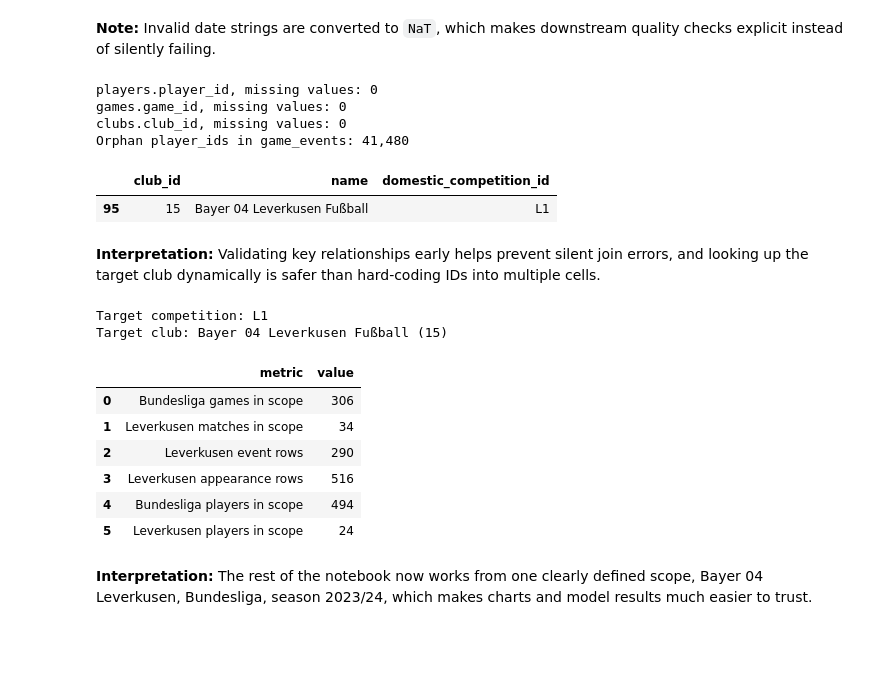
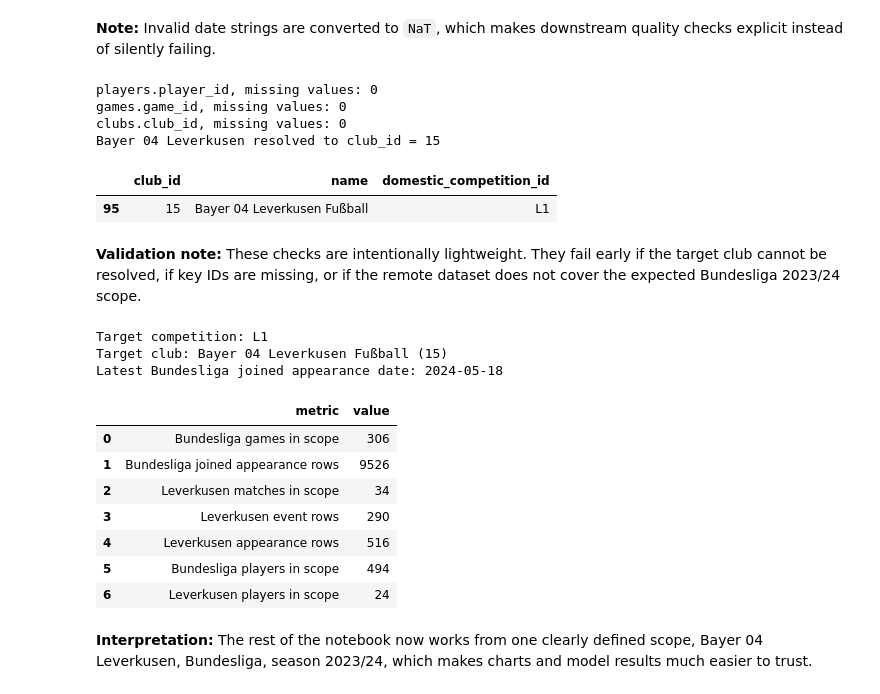
Before and after one commit to itzmore-mph/bundesliga-performance-analysis, a Jupyter notebook: notebooks/bundesliga_performance_analysis.ipynb, the cells around one changed output. Drawn from its saved outputs; the diff is of its cells as text; code cells hidden in the pictures; blank space fills up the shorter version.

```diff
--- a/notebooks/bundesliga_performance_analysis.ipynb
+++ b/notebooks/bundesliga_performance_analysis.ipynb
@@ -178,26 +185,31 @@ for table_name, key in required_keys.items():
     missing = tables[table_name][key].isna().sum()
     print(f"{table_name}.{key}, missing values: {missing}")
 
-orphan_player_ids = set(game_events["player_id"].dropna()) - set(players["player_id"].dropna())
-print(f"Orphan player_ids in game_events: {len(orphan_player_ids):,}")
+club_lookup = clubs.loc[
+    clubs["name"].str.contains("leverkusen", case=False, na=False),
+    ["club_id", "name", "domestic_competition_id"],
+].copy()
 
-club_lookup = clubs.loc[clubs["name"].str.contains("leverkusen", case=False, na=False), ["club_id", "name", "domestic_competition_id"]]
+if club_lookup.empty:
+    raise ValueError(f"Club not found: {TARGET_CLUB_NAME}")
+
+TARGET_CLUB_ID = int(
+    clubs.loc[clubs["name"] == TARGET_CLUB_NAME, "club_id"].iloc[0]
+)
+
+print(f"{DISPLAY_CLUB_NAME} resolved to club_id = {TARGET_CLUB_ID}")
 club_lookup
 # %% [output]
 players.player_id, missing values: 0
 games.game_id, missing values: 0
 clubs.club_id, missing values: 0
-Orphan player_ids in game_events: 41,480
+Bayer 04 Leverkusen resolved to club_id = 15
 |  | club_id | name | domestic_competition_id |
 | 95 | 15 | Bayer 04 Leverkusen Fußball | L1 |
 # %% [markdown]
-**Interpretation:** Validating key relationships early helps prevent silent join errors, and looking up the target club dynamically is safer than hard-coding IDs into multiple cells.
+**Validation note:** These checks are intentionally lightweight. They fail early if the target club cannot be resolved, if key IDs are missing, or if the remote dataset does not cover the expected Bundesliga 2023/24 scope.
 # %%
-# 2.5 Build season-specific subsets
-TARGET_CLUB_ID = int(
-    clubs.loc[clubs["name"] == TARGET_CLUB_NAME, "club_id"].iloc[0]
-)
-
+# 2.5 Validate season scope and build season-specific subsets
 season_games = games.loc[
     games["date"].between(SEASON_START, SEASON_END)
 ].copy()
@@ -206,12 +218,36 @@ bundesliga_games = season_games.loc[
     season_games["competition_id"] == TARGET_COMPETITION_ID
 ].copy()
 
+assert len(bundesliga_games) == 306, (
+    f"Expected 306 Bundesliga matches for {SEASON_LABEL}, got {len(bundesliga_games)}."
+)
+
+# Validate join coverage between appearances and Bundesliga games
+bundesliga_join_check = appearances.merge(
+    bundesliga_games[["game_id", "date"]].rename(columns={"date": "game_date"}),
+    on="game_id",
+    how="inner",
+)
+
+assert not bundesliga_join_check.empty, "No joined Bundesliga appearance data found."
+
+max_join_date = bundesliga_join_check["game_date"].max()
+assert pd.notna(max_join_date) and max_join_date >= pd.Timestamp("2024-05-01"), (
+    "Bundesliga appearance coverage looks outdated. "
+    f"Latest joined date is {pd.to_datetime(max_join_date).date()}."
+)
+
 bundesliga_game_ids = set(bundesliga_games["game_id"])
 
 leverkusen_club_games = club_games.loc[
     (club_games["club_id"] == TARGET_CLUB_ID)
     & (club_games["game_id"].isin(bundesliga_game_ids))
 ].copy()
+
+assert leverkusen_club_games["game_id"].nunique() == 34, (
+    f"Expected 34 Bundesliga matches for {DISPLAY_CLUB_NAME}, "
+    f"got {leverkusen_club_games['game_id'].nunique()}."
+)
 
 leverkusen_game_ids = set(leverkusen_club_games["game_id"])
 
@@ -228,6 +264,12 @@ leverkusen_appearances = appearances.loc[
     & (appearances["player_club_id"] == TARGET_CLUB_ID)
 ].copy()
 
+appearance_orphans = (~leverkusen_appearances["game_id"].isin(bundesliga_games["game_id"])).sum()
+event_orphans = (~leverkusen_events["game_id"].isin(leverkusen_club_games["game_id"])).sum()
+
+assert appearance_orphans == 0, f"Found {appearance_orphans} orphan appearance game_ids."
+assert event_orphans == 0, f"Found {event_orphans} orphan event game_ids."
+
 bundesliga_appearances = appearances.loc[
     appearances["game_id"].isin(bundesliga_game_ids)
 ].copy()
@@ -237,38 +279,43 @@ leverkusen_player_ids = set(leverkusen_appearances["player_id"].dropna())
 
 coverage_summary = pd.DataFrame(
     {
         "metric": [
             "Bundesliga games in scope",
+            "Bundesliga joined appearance rows",
             "Leverkusen matches in scope",
             "Leverkusen event rows",
             "Leverkusen appearance rows",
             "Bundesliga players in scope",
             "Leverkusen players in scope",
         ],
         "value": [
             len(bundesliga_games),
+            len(bundesliga_join_check),
             len(leverkusen_club_games),
             len(leverkusen_events),
             len(leverkusen_appearances),
             len(bundesliga_player_ids),
             len(leverkusen_player_ids),
         ],
     }
 )
 
 print(f"Target competition: {TARGET_COMPETITION_ID}")
 print(f"Target club: {TARGET_CLUB_NAME} ({TARGET_CLUB_ID})")
+print(f"Latest Bundesliga joined appearance date: {max_join_date.date()}")
 coverage_summary
 # %% [output]
 Target competition: L1
 Target club: Bayer 04 Leverkusen Fußball (15)
+Latest Bundesliga joined appearance date: 2024-05-18
 |  | metric | value |
 | 0 | Bundesliga games in scope | 306 |
-| 1 | Leverkusen matches in scope | 34 |
-| 2 | Leverkusen event rows | 290 |
-| 3 | Leverkusen appearance rows | 516 |
-| 4 | Bundesliga players in scope | 494 |
-| 5 | Leverkusen players in scope | 24 |
+| 1 | Bundesliga joined appearance rows | 9526 |
+| 2 | Leverkusen matches in scope | 34 |
+| 3 | Leverkusen event rows | 290 |
+| 4 | Leverkusen appearance rows | 516 |
+| 5 | Bundesliga players in scope | 494 |
+| 6 | Leverkusen players in scope | 24 |
 # %% [markdown]
 **Interpretation:** The rest of the notebook now works from one clearly defined scope, Bayer 04 Leverkusen, Bundesliga, season 2023/24, which makes charts and model results much easier to trust.
 # %% [markdown]
```
Also changed, not shown: parts of 3 cells of this notebook, 10 other files.
